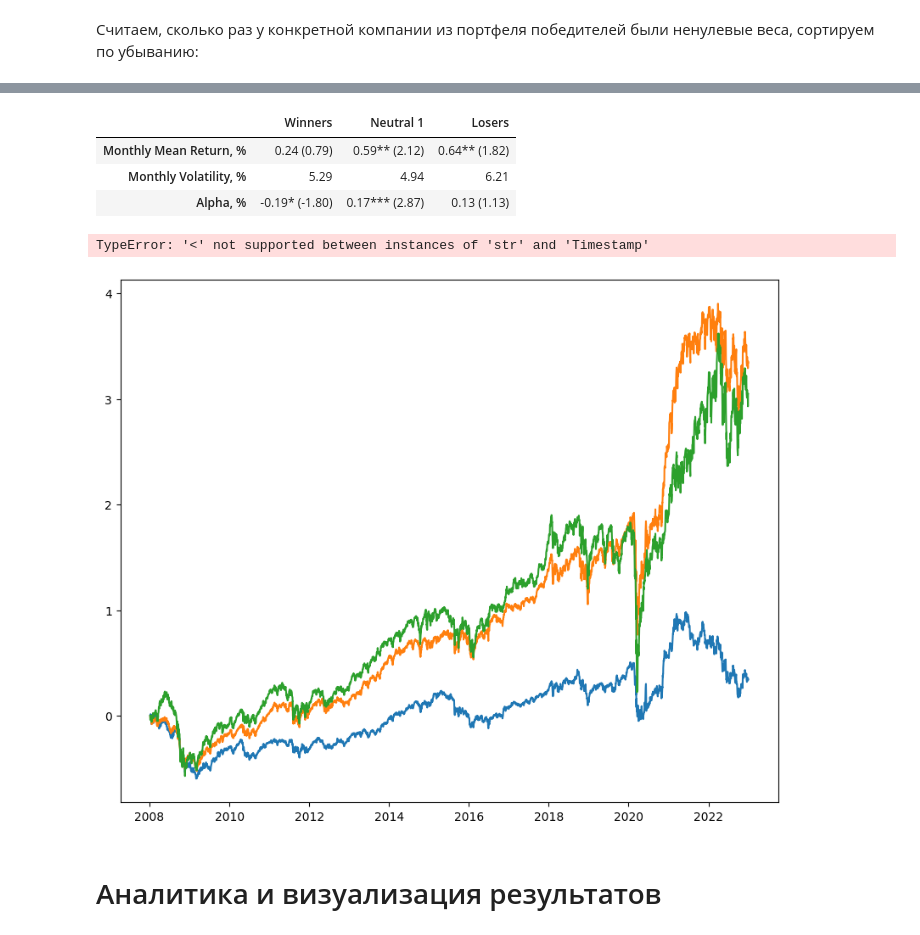
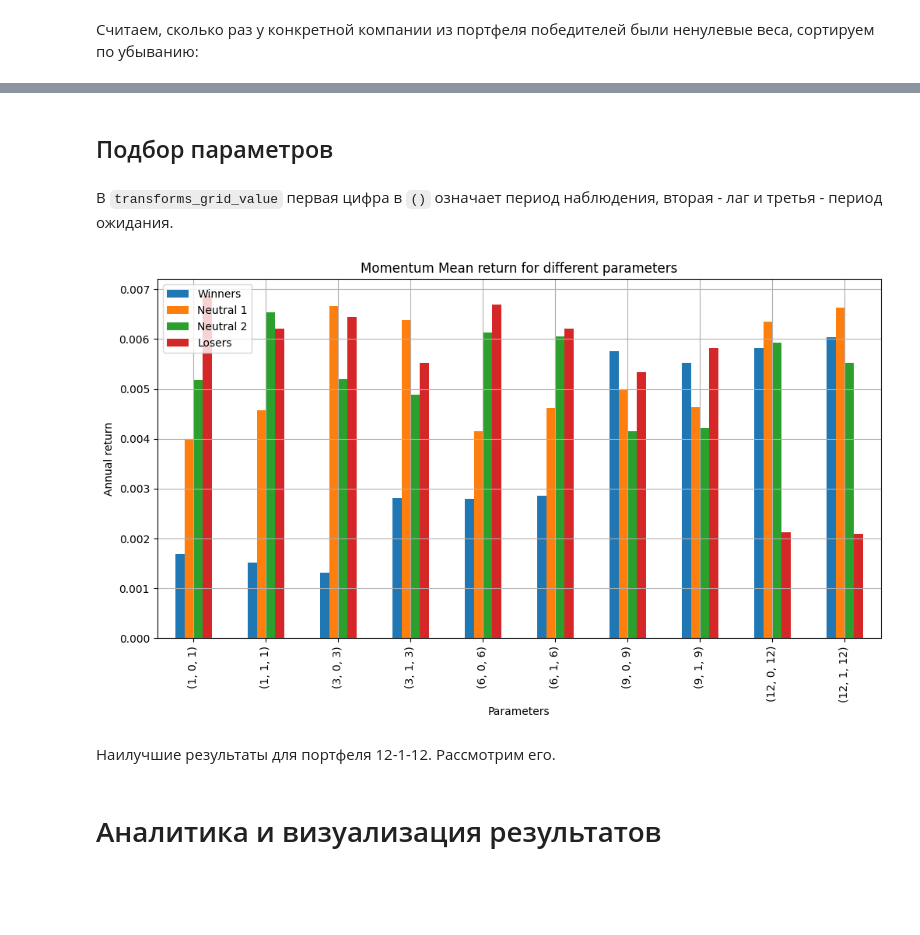
Before and after one commit to aalitvinov/ITfF_tomtosov, a Jupyter notebook: src/main.ipynb, the cells around one changed output, grey strips where cells are left out. Saved outputs shown, nothing was run; the diff lists cells and outputs as text; code cells hidden in the pictures; blank space fills up the shorter version.

```diff
--- a/src/main.ipynb
+++ b/src/main.ipynb
@@ -318,12 +363,52 @@ momentum_portfolios[0].holdings.head()
 5 rows × 191 columns
-# %%
-summary.display(momentum_portfolios)
-# %% [output]
-|  | Winners | Neutral 1 | Losers |
-| Monthly Mean Return, % | 0.24 (0.79) | 0.59** (2.12) | 0.64** (1.82) |
-| Monthly Volatility, % | 5.29 | 4.94 | 6.21 |
-| Alpha, % | -0.19* (-1.80) | 0.17*** (2.87) | 0.13 (1.13) |
-TypeError: '<' not supported between instances of 'str' and 'Timestamp'
-[figure, removed]
+# %% [markdown]
+## Подбор параметров
+# %%
+def mean_transform_factory(looking, lag, holding):
+    return pqr.utils.compose(
+        pqr.utils.partial(pqr.factors.filter, universe=universe),
+        pqr.utils.partial(pqr.factors.look_back_pct_change, period=looking),
+        pqr.utils.partial(pqr.factors.lag, period=lag),
+        pqr.utils.partial(pqr.factors.hold, period=holding),
+    )
+# %%
+transforms_grid_value = {
+    "(1, 0, 1)": mean_transform_factory(1, 1, 1),
+    "(1, 1, 1)": mean_transform_factory(1, 2, 1),
+    "(3, 0, 3)": mean_transform_factory(3, 1, 3),
+    "(3, 1, 3)": mean_transform_factory(3, 2, 3),
+    "(6, 0, 6)": mean_transform_factory(6, 1, 6),
+    "(6, 1, 6)": mean_transform_factory(6, 2, 6),
+    "(9, 0, 9)": mean_transform_factory(9, 1, 9),
+    "(9, 1, 9)": mean_transform_factory(9, 2, 9),
+    "(12, 0, 12)": mean_transform_factory(12, 1, 12),
+    "(12, 1, 12)": mean_transform_factory(12, 2, 12),
+}
+# %%
+grids = pqr.factors.grid_search_factor_portfolios(
+    factor=prices,
+    strategies=pqr.factors.split_quantiles(4, better="more"),
+    transforms=transforms_grid_value,
+    metric=pqr.utils.partial(
+        pqr.metrics.mean_return,
+        annualizer=12,
+    ),
+    allocator=pqr.equal_weights,
+    calculator=returns_calculator,
+    add_wml=False,
+)
+# %% [markdown]
+В `transforms_grid_value` первая цифра в `()` означает период наблюдения, вторая - лаг и третья - период ожидания.
+# %%
+grids.plot.bar(figsize=(12, 6))
+
+plt.title("Momentum Mean return for different parameters")
+plt.xlabel("Parameters")
+plt.ylabel("Annual return")
+plt.grid()
+# %% [output]
+[figure, added]
+# %% [markdown]
+Наилучшие результаты для портфеля 12-1-12. Рассмотрим его.
 # %% [markdown]
 # Аналитика и визуализация результатов
```
Also changed, not shown: parts of 27 cells of this notebook, 1 other file.
